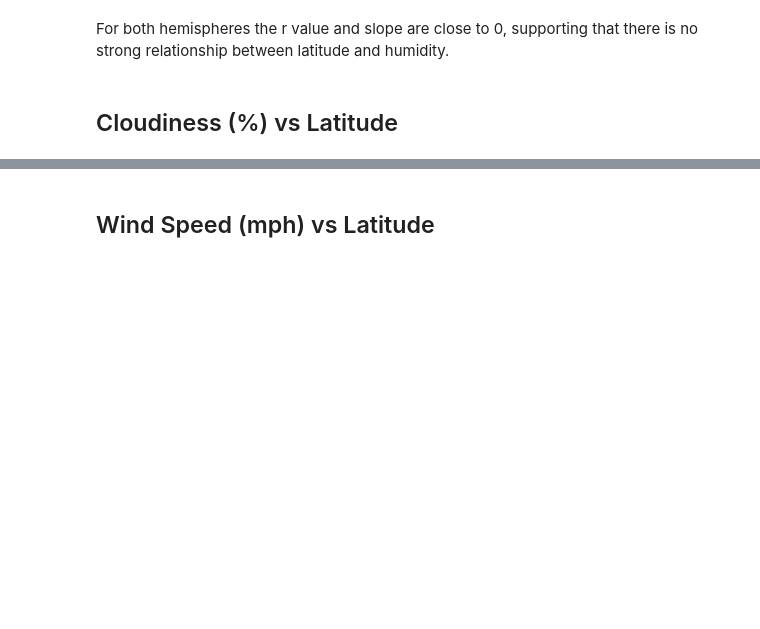
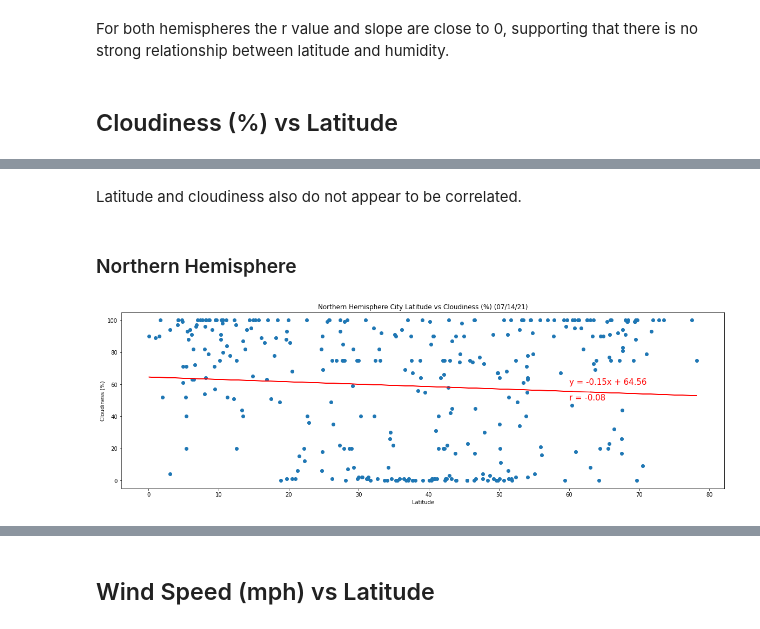
Before and after one commit to mjcarlson628/python-api-challenge, a Jupyter notebook: WeatherPy/WeatherPy.ipynb, the cells around one changed output, grey strips where cells are left out. Cells and saved outputs as stored; diff of their text form; code cells hidden in the pictures; blank space fills up the shorter version.

```diff
--- a/WeatherPy/WeatherPy.ipynb
+++ b/WeatherPy/WeatherPy.ipynb
@@ -298,0 +313,25 @@ For both hemispheres the r value and slope are close to 0, supporting that there
+# %% [markdown]
+Latitude and cloudiness also do not appear to be correlated.
+# %% [markdown]
+### Northern Hemisphere
+# %%
+# Northern Hemisphere
+slope, intercept, rvalue, pvalue, stderr = stats.linregress(north_df["Lat"], north_df["Cloudiness"])
+regress_values = north_df["Lat"] * slope + intercept
+line_eq = "y = " + str(round(slope,2)) + "x + " + str(round(intercept,2))
+
+plt.figure(figsize = (20, 6))
+plt.scatter(north_df["Lat"], north_df["Cloudiness"])
+plt.plot(north_df["Lat"], regress_values, "r-")
+plt.annotate(line_eq, (60, 60), fontsize = 15, color = "red")
+plt.annotate(f"r = {round(rvalue, 2)}", (60, 50), fontsize = 15, color = "red")
+
+plt.title("Northern Hemisphere City Latitude vs Cloudiness (%) (07/14/21)")
+plt.xlabel("Latitude")
+plt.ylabel("Cloudiness (%)")
+
+plt.savefig("Images/NorthClouds.png")
+
+plt.show()
+# %% [output]
+[figure, added]
```
Also changed, not shown: parts of 4 cells of this notebook, 3 other files.
